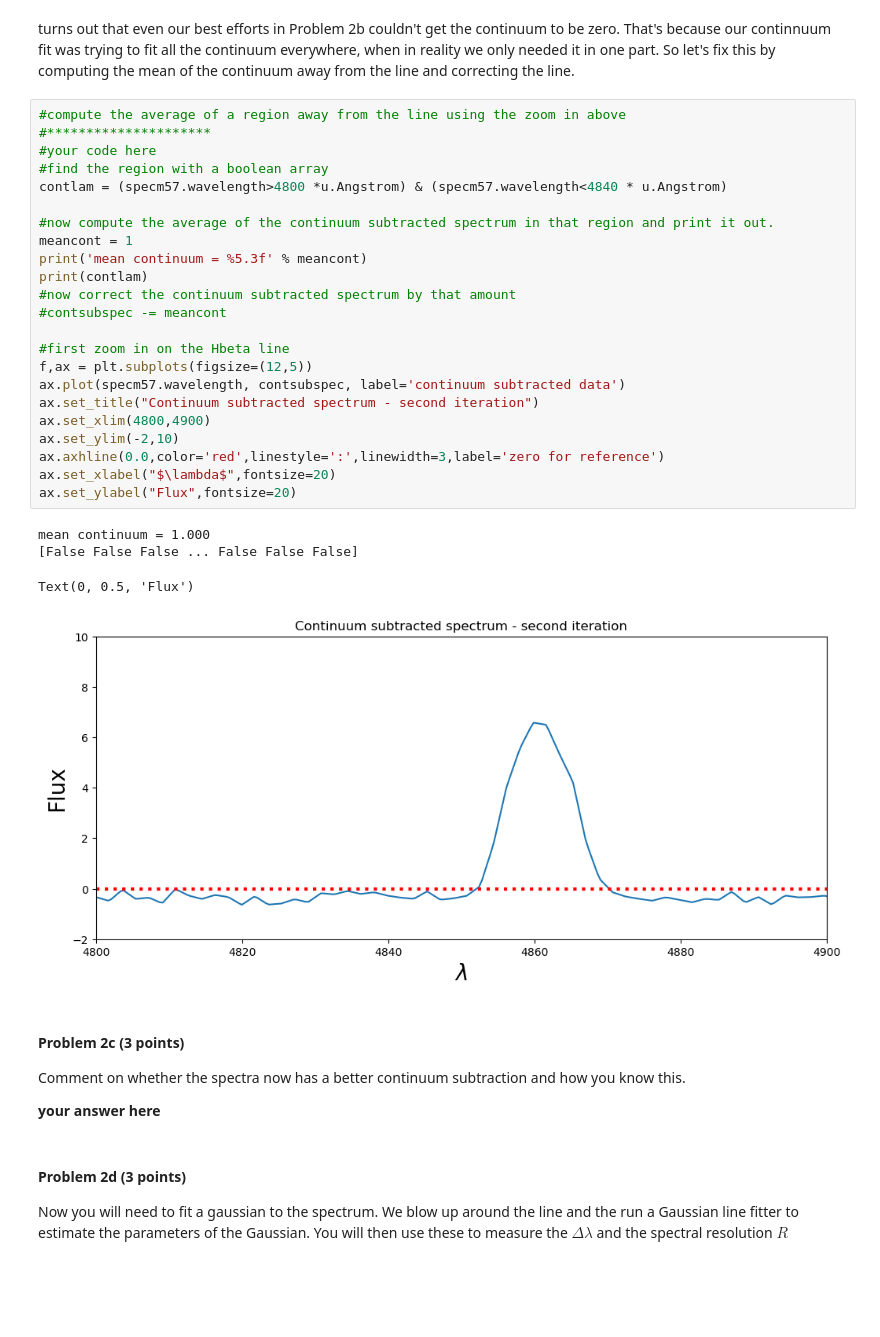
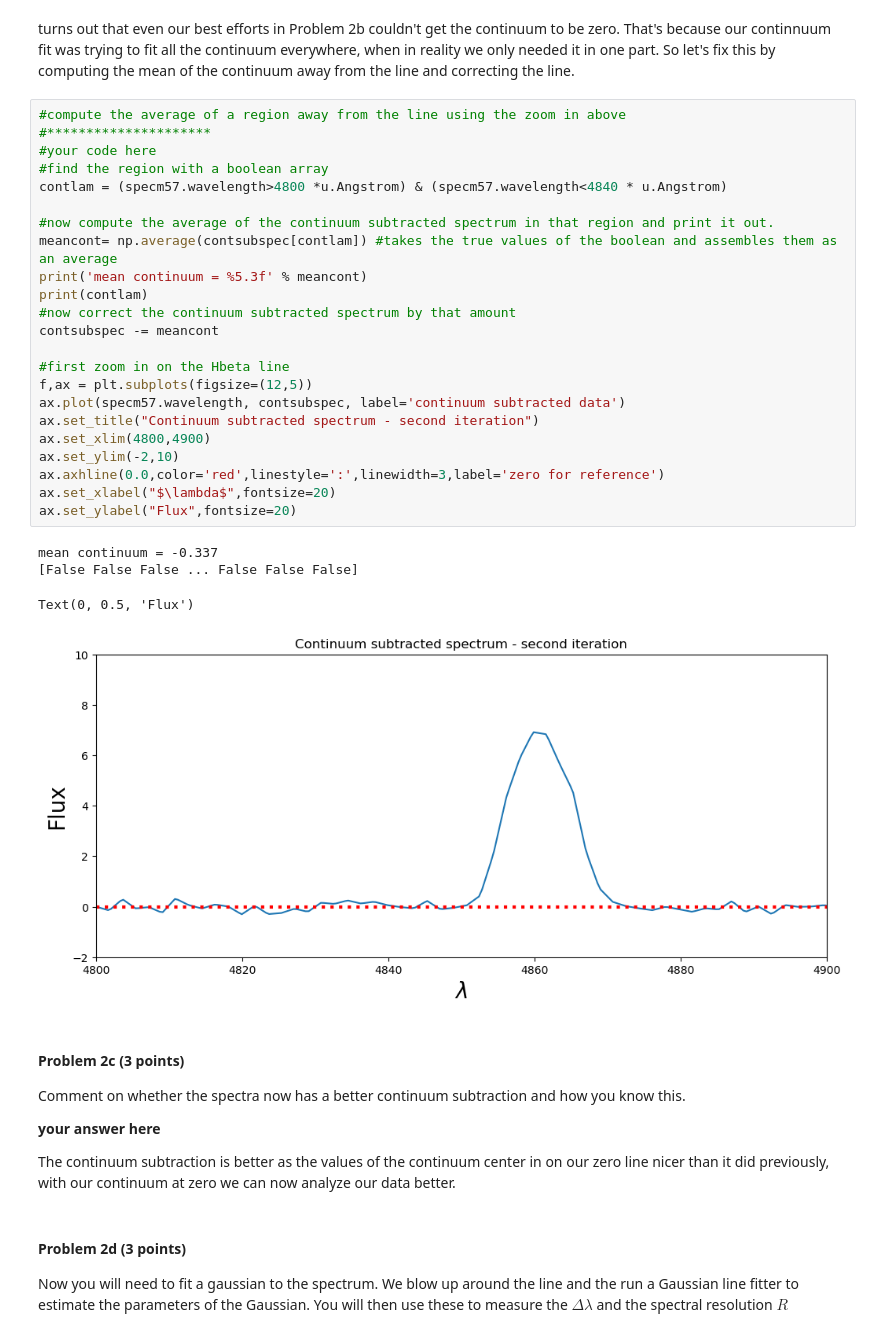
Before and after one commit to DayneLocke/Analysis_real_spectra_student, a Jupyter notebook: analysis_real_spectra.student.ipynb, the cells around one changed output. Saved outputs shown, nothing was run; the diff lists cells and outputs as text; blank space fills up the shorter version.

```diff
--- a/analysis_real_spectra.student.ipynb
+++ b/analysis_real_spectra.student.ipynb
@@ -304,36 +304,38 @@ turns out that even our best efforts in Problem 2b couldn't get the continuum to
 # %%
 #compute the average of a region away from the line using the zoom in above
 #*********************
 #your code here
 #find the region with a boolean array
 contlam = (specm57.wavelength>4800 *u.Angstrom) & (specm57.wavelength<4840 * u.Angstrom)
 
 #now compute the average of the continuum subtracted spectrum in that region and print it out.
-meancont = 1
+meancont= np.average(contsubspec[contlam]) #takes the true values of the boolean and assembles them as an average
 print('mean continuum = %5.3f' % meancont)
 print(contlam)
 #now correct the continuum subtracted spectrum by that amount
-#contsubspec -= meancont
+contsubspec -= meancont
 
 #first zoom in on the Hbeta line
 f,ax = plt.subplots(figsize=(12,5))
 ax.plot(specm57.wavelength, contsubspec, label='continuum subtracted data')
 ax.set_title("Continuum subtracted spectrum - second iteration")
 ax.set_xlim(4800,4900)
 ax.set_ylim(-2,10)
 ax.axhline(0.0,color='red',linestyle=':',linewidth=3,label='zero for reference')
 ax.set_xlabel("$\lambda$",fontsize=20)
 ax.set_ylabel("Flux",fontsize=20)
 # %% [output]
-mean continuum = 1.000
+mean continuum = -0.337
 [False False False ... False False False]
 Text(0, 0.5, 'Flux')
-[figure, old version]
+[figure, new version]
 # %% [markdown]
 #### Problem 2c (3 points)
 Comment on whether the spectra now has a better continuum subtraction and how you know this.
 
 **your answer here**
+
+The continuum subtraction is better as the values of the continuum center in on our zero line nicer than it did previously, with our continuum at zero we can now analyze our data better.
 # %% [markdown]
 #### Problem 2d (3 points)
 Now you will need to fit a gaussian to the spectrum.  We blow up around the line and the run a Gaussian line fitter to estimate the parameters of the Gaussian.  You will then use these to measure the $\Delta \lambda$ and the spectral resolution $R$
```
Also changed, not shown: parts of 2 cells of this notebook.
